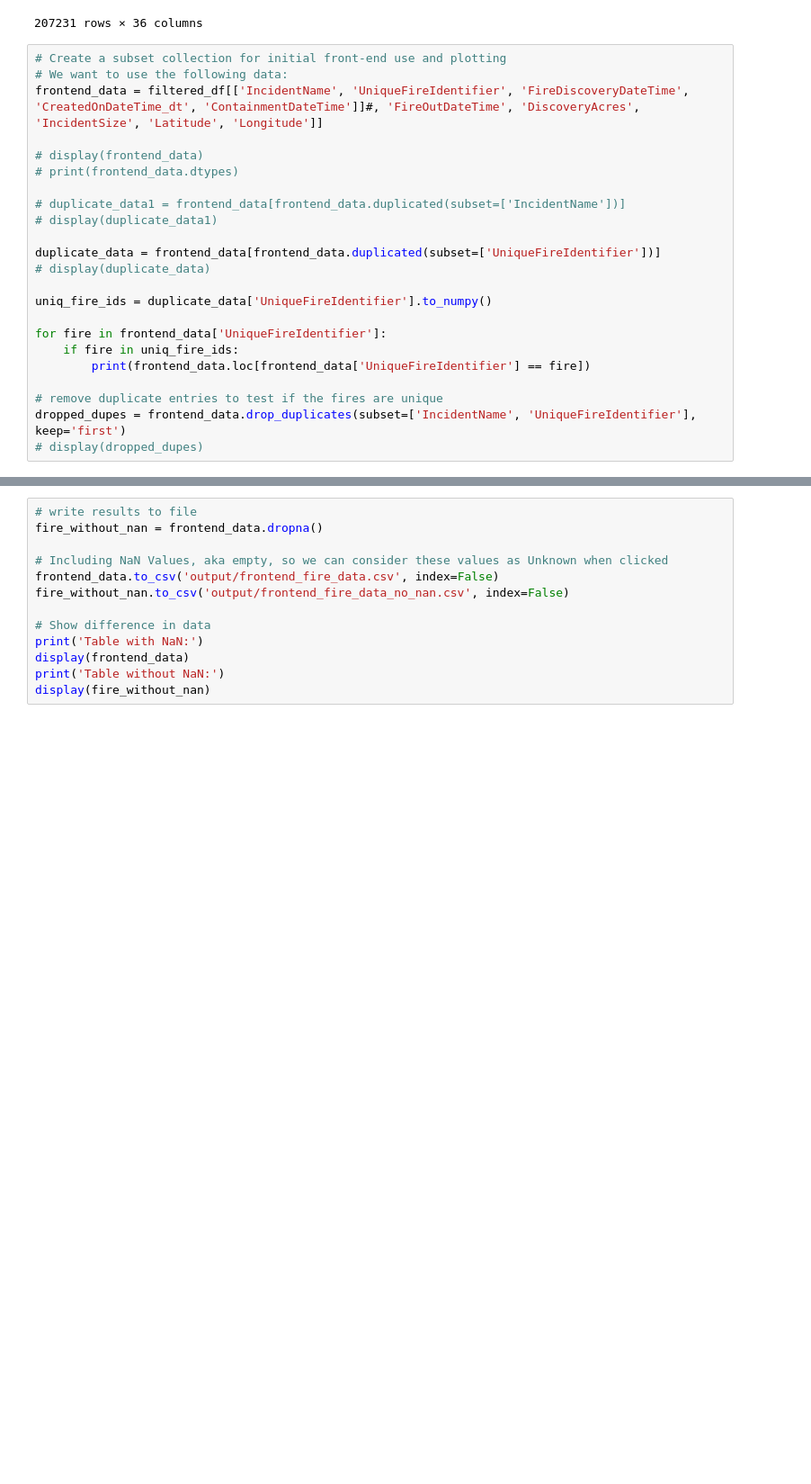
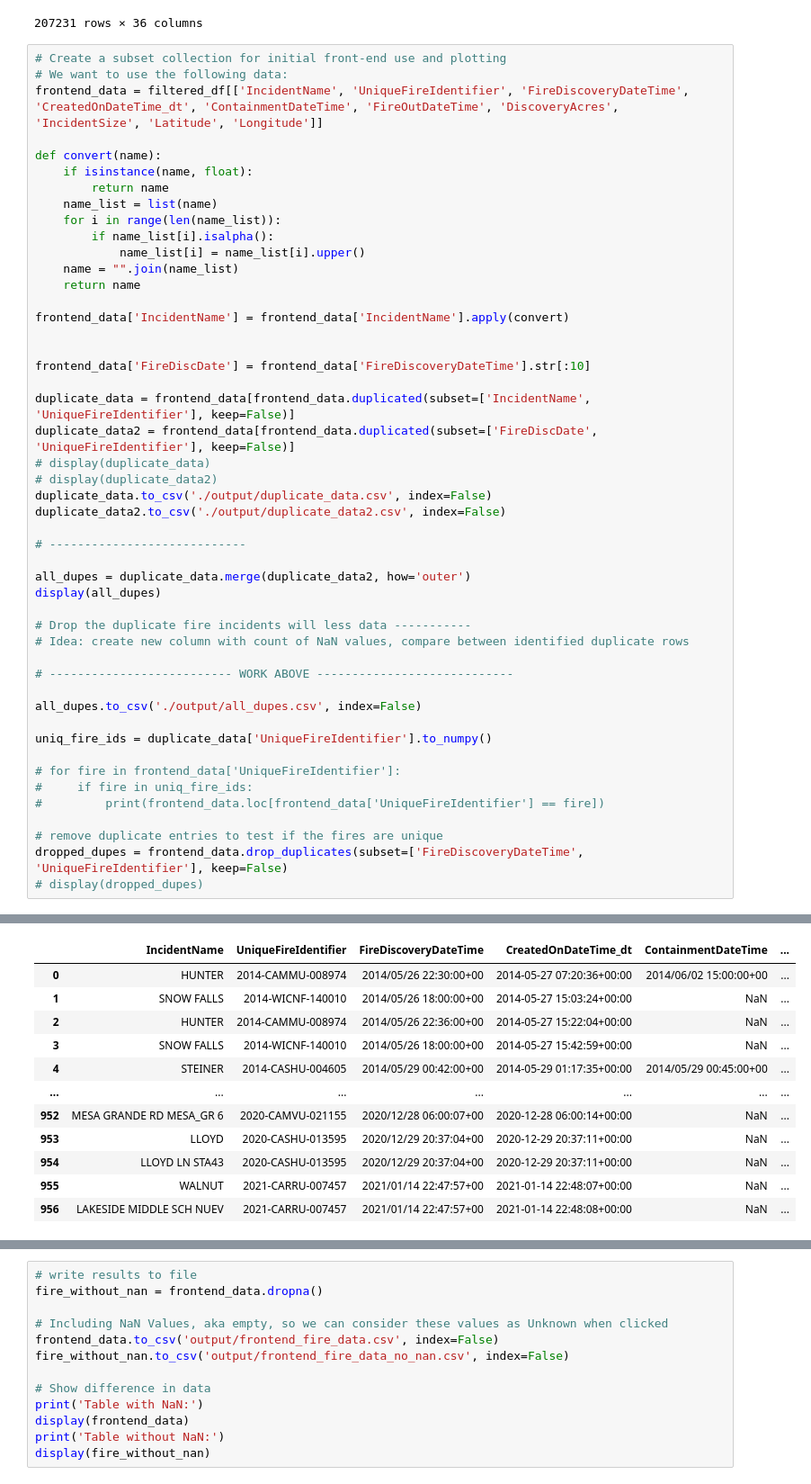
Before and after one commit to SD-2023-CS02/Wildfire-Resource-Simulator, a Jupyter notebook: wfigs_fire_data.ipynb, the cells around one changed output, grey strips where cells are left out. Shown at 90% size. Drawn from its saved outputs; the diff is of its cells as text; blank space fills up the shorter version.

Commit message:
finds all dupes and cleans that data

```diff
--- a/wfigs_fire_data.ipynb
+++ b/wfigs_fire_data.ipynb
@@ -356,24 +356,49 @@ display(filtered_df)
 # %%
 # Create a subset collection for initial front-end use and plotting
 # We want to use the following data:
-frontend_data = filtered_df[['IncidentName', 'UniqueFireIdentifier', 'FireDiscoveryDateTime', 'CreatedOnDateTime_dt', 'ContainmentDateTime']]#, 'FireOutDateTime', 'DiscoveryAcres', 'IncidentSize', 'Latitude', 'Longitude']]
+frontend_data = filtered_df[['IncidentName', 'UniqueFireIdentifier', 'FireDiscoveryDateTime', 'CreatedOnDateTime_dt', 'ContainmentDateTime', 'FireOutDateTime', 'DiscoveryAcres', 'IncidentSize', 'Latitude', 'Longitude']]
 
-# display(frontend_data)
-# print(frontend_data.dtypes)
+def convert(name):
+    if isinstance(name, float):
+        return name
+    name_list = list(name)
+    for i in range(len(name_list)):
+        if name_list[i].isalpha():
+            name_list[i] = name_list[i].upper()
+    name = "".join(name_list)
+    return name
 
-# duplicate_data1 = frontend_data[frontend_data.duplicated(subset=['IncidentName'])]
-# display(duplicate_data1)
+frontend_data['IncidentName'] = frontend_data['IncidentName'].apply(convert)
 
-duplicate_data = frontend_data[frontend_data.duplicated(subset=['UniqueFireIdentifier'])]
+
+frontend_data['FireDiscDate'] = frontend_data['FireDiscoveryDateTime'].str[:10]
+
+duplicate_data = frontend_data[frontend_data.duplicated(subset=['IncidentName', 'UniqueFireIdentifier'], keep=False)]
+duplicate_data2 = frontend_data[frontend_data.duplicated(subset=['FireDiscDate', 'UniqueFireIdentifier'], keep=False)]
 # display(duplicate_data)
+# display(duplicate_data2)
+duplicate_data.to_csv('./output/duplicate_data.csv', index=False)
+duplicate_data2.to_csv('./output/duplicate_data2.csv', index=False)
+
+# ----------------------------
+
+all_dupes = duplicate_data.merge(duplicate_data2, how='outer')
+display(all_dupes)
+
+# Drop the duplicate fire incidents will less data -----------
+# Idea: create new column with count of NaN values, compare between identified duplicate rows
+
+# -------------------------- WORK ABOVE ----------------------------
+
+all_dupes.to_csv('./output/all_dupes.csv', index=False)
 
 uniq_fire_ids = duplicate_data['UniqueFireIdentifier'].to_numpy()
 
-for fire in frontend_data['UniqueFireIdentifier']:
-    if fire in uniq_fire_ids:
-        print(frontend_data.loc[frontend_data['UniqueFireIdentifier'] == fire])
+# for fire in frontend_data['UniqueFireIdentifier']:
+#     if fire in uniq_fire_ids:
+#         print(frontend_data.loc[frontend_data['UniqueFireIdentifier'] == fire])
 
 # remove duplicate entries to test if the fires are unique
-dropped_dupes = frontend_data.drop_duplicates(subset=['IncidentName', 'UniqueFireIdentifier'], keep='first')
+dropped_dupes = frontend_data.drop_duplicates(subset=['FireDiscoveryDateTime', 'UniqueFireIdentifier'], keep=False)
 # display(dropped_dupes)
 # %% [output]
@@ -397,0 +429,12 @@ KeyboardInterrupt:
+|  | IncidentName | UniqueFireIdentifier | FireDiscoveryDateTime | CreatedOnDateTime_dt | ContainmentDateTime | ... |
+| 0 | HUNTER | 2014-CAMMU-008974 | 2014/05/26 22:30:00+00 | 2014-05-27 07:20:36+00:00 | 2014/06/02 15:00:00+00 | ... |
+| 1 | SNOW FALLS | 2014-WICNF-140010 | 2014/05/26 18:00:00+00 | 2014-05-27 15:03:24+00:00 | NaN | ... |
+| 2 | HUNTER | 2014-CAMMU-008974 | 2014/05/26 22:36:00+00 | 2014-05-27 15:22:04+00:00 | NaN | ... |
+| 3 | SNOW FALLS | 2014-WICNF-140010 | 2014/05/26 18:00:00+00 | 2014-05-27 15:42:59+00:00 | NaN | ... |
+| 4 | STEINER | 2014-CASHU-004605 | 2014/05/29 00:42:00+00 | 2014-05-29 01:17:35+00:00 | 2014/05/29 00:45:00+00 | ... |
+| ... | ... | ... | ... | ... | ... | ... |
+| 952 | MESA GRANDE RD MESA_GR 6 | 2020-CAMVU-021155 | 2020/12/28 06:00:07+00 | 2020-12-28 06:00:14+00:00 | NaN | ... |
+| 953 | LLOYD | 2020-CASHU-013595 | 2020/12/29 20:37:04+00 | 2020-12-29 20:37:11+00:00 | NaN | ... |
+| 954 | LLOYD LN STA43 | 2020-CASHU-013595 | 2020/12/29 20:37:04+00 | 2020-12-29 20:37:11+00:00 | NaN | ... |
+| 955 | WALNUT | 2021-CARRU-007457 | 2021/01/14 22:47:57+00 | 2021-01-14 22:48:07+00:00 | NaN | ... |
+| 956 | LAKESIDE MIDDLE SCH NUEV | 2021-CARRU-007457 | 2021/01/14 22:47:57+00 | 2021-01-14 22:48:08+00:00 | NaN | ... |
```
Also changed, not shown: parts of 1 cell of this notebook.
